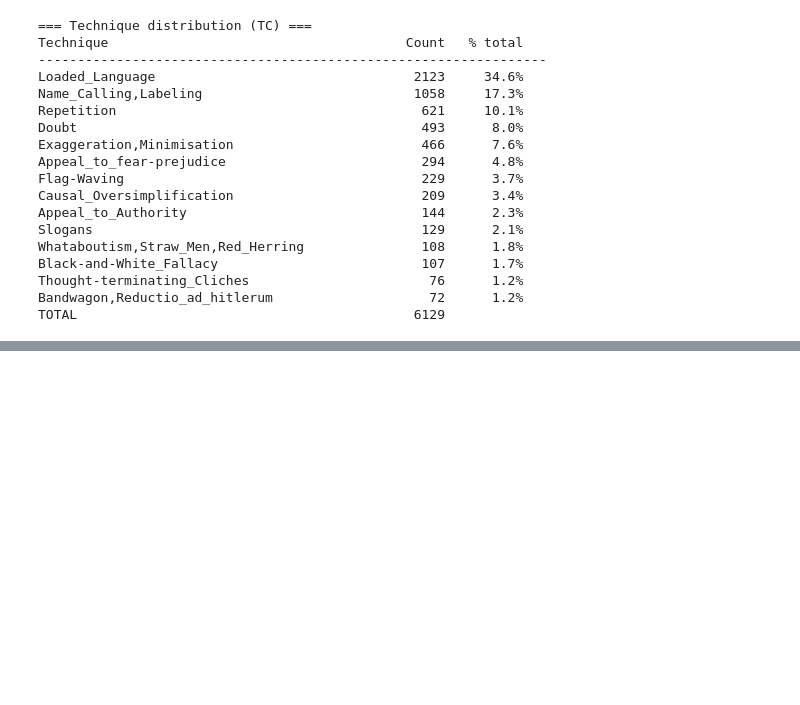
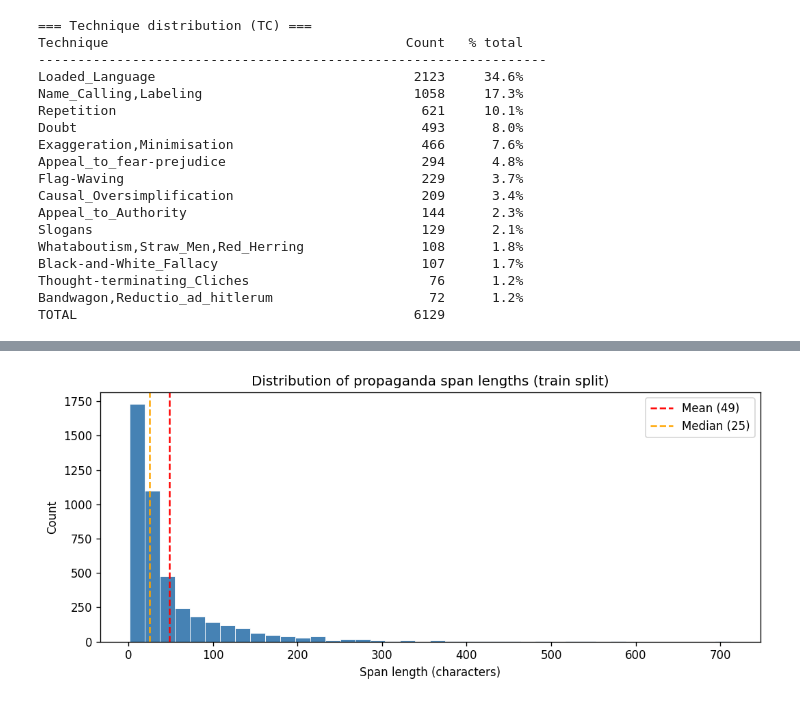
Before and after one commit to kipp12/FYP_Propaganda_Detection, a Jupyter notebook: notebooks/01_dataset_overview.ipynb, the cells around one changed output, grey strips where cells are left out. Saved outputs shown, nothing was run; the diff lists cells and outputs as text; code cells hidden in the pictures; blank space fills up the shorter version.

```diff
--- a/notebooks/01_dataset_overview.ipynb
+++ b/notebooks/01_dataset_overview.ipynb
@@ -117,14 +124,28 @@ TOTAL                                           6129
 # %%
-# Span length distribution
-span_lengths = []
-for a in train_all:
-    for span in a.si_spans:
-        span_lengths.append(span.end - span.start)
+# Span length stats — training set
+span_lengths = [span.end - span.start for a in train for span in a.si_spans]
 
-print('=== Propaganda span length (characters) ===')
+shortest_idx = int(np.argmin(span_lengths))
+longest_idx  = int(np.argmax(span_lengths))
+
+# Find the actual spans for display
+all_spans_with_text = [
+    (span.end - span.start, a.text[span.start:span.end])
+    for a in train for span in a.si_spans
+]
+all_spans_with_text.sort(key=lambda x: x[0])
+
+print('=== Span length (characters) — train split ===')
 print(f'Total spans: {len(span_lengths)}')
 print(f'Min:         {min(span_lengths)}')
 print(f'Max:         {max(span_lengths)}')
-print(f'Mean:        {np.mean(span_lengths):.0f}')
-print(f'Median:      {np.median(span_lengths):.0f}')
+print(f'Mean:        {np.mean(span_lengths):.1f}')
+print(f'Median:      {np.median(span_lengths):.1f}')
+print(f'Std:         {np.std(span_lengths):.1f}')
+print()
+print(f'Shortest span ({all_spans_with_text[0][0]} chars):')
+print(f'  "{all_spans_with_text[0][1]}"')
+print()
+print(f'Longest span ({all_spans_with_text[-1][0]} chars):')
+print(f'  "{all_spans_with_text[-1][1][:120]}..."')
 # %% [output]
@@ -136,0 +166,16 @@ Median:      25
+# %%
+# Histogram of span lengths — training set
+fig, ax = plt.subplots(figsize=(9, 4))
+
+ax.hist(span_lengths, bins=40, color='steelblue', edgecolor='white', linewidth=0.5)
+ax.axvline(np.mean(span_lengths),   color='red',    linestyle='--', linewidth=1.5, label=f'Mean ({np.mean(span_lengths):.0f})')
+ax.axvline(np.median(span_lengths), color='orange', linestyle='--', linewidth=1.5, label=f'Median ({np.median(span_lengths):.0f})')
+
+ax.set_xlabel('Span length (characters)')
+ax.set_ylabel('Count')
+ax.set_title('Distribution of propaganda span lengths (train split)')
+ax.legend()
+plt.tight_layout()
+plt.show()
+# %% [output]
+[figure, added]
```
Also changed, not shown: parts of 6 cells of this notebook.
